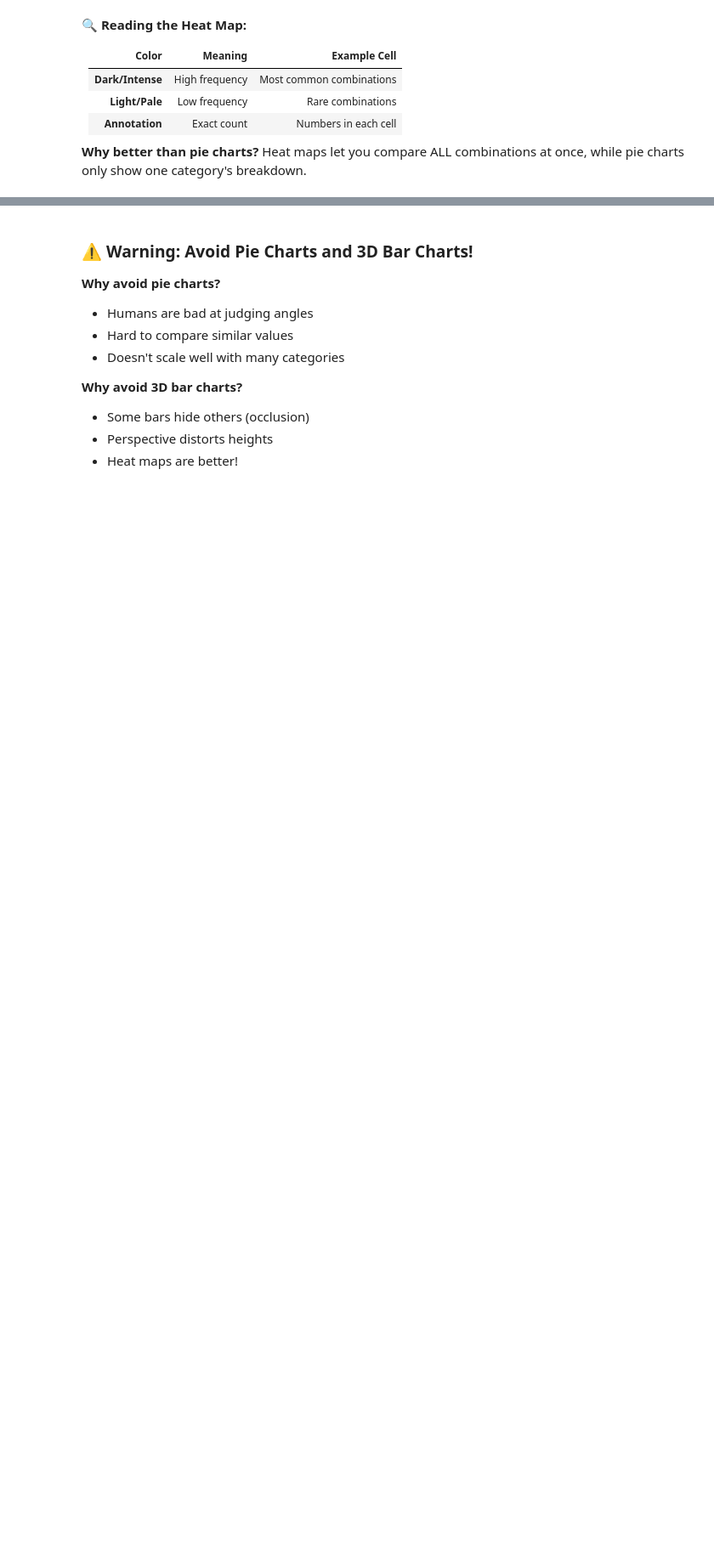
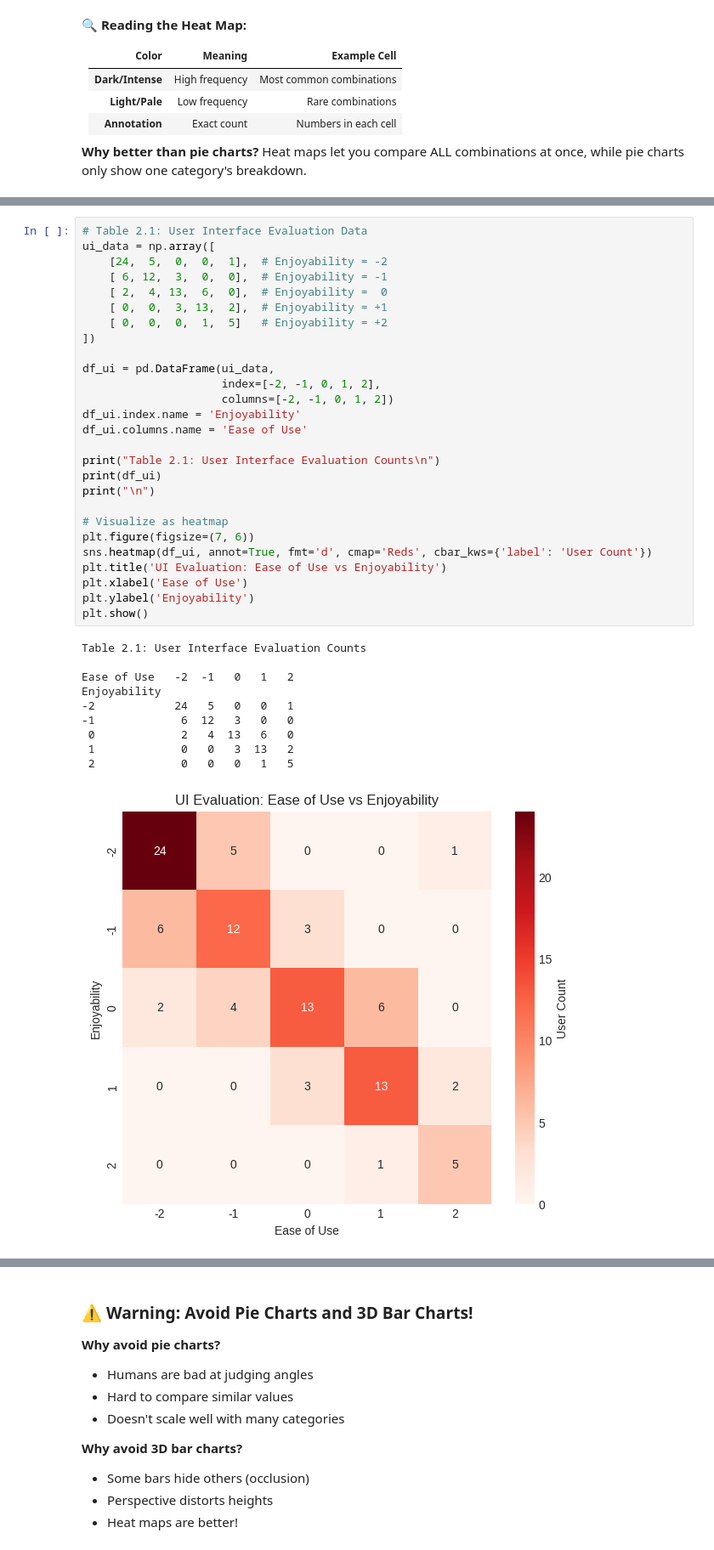
Before and after one commit to chebil/stat, a Jupyter notebook: part1/ch02_2d_data.ipynb, the cells around one changed output, grey strips where cells are left out. Shown at 85% size. Cells and saved outputs as stored; diff of their text form; blank space fills up the shorter version.

```diff
--- a/part1/ch02_2d_data.ipynb
+++ b/part1/ch02_2d_data.ipynb
@@ -159,0 +172,38 @@ plt.show()
+# %%
+# Table 2.1: User Interface Evaluation Data
+ui_data = np.array([
+    [24,  5,  0,  0,  1],  # Enjoyability = -2
+    [ 6, 12,  3,  0,  0],  # Enjoyability = -1
+    [ 2,  4, 13,  6,  0],  # Enjoyability =  0
+    [ 0,  0,  3, 13,  2],  # Enjoyability = +1
+    [ 0,  0,  0,  1,  5]   # Enjoyability = +2
+])
+
+df_ui = pd.DataFrame(ui_data,
+                     index=[-2, -1, 0, 1, 2],
+                     columns=[-2, -1, 0, 1, 2])
+df_ui.index.name = 'Enjoyability'
+df_ui.columns.name = 'Ease of Use'
+
+print("Table 2.1: User Interface Evaluation Counts\n")
+print(df_ui)
+print("\n")
+
+# Visualize as heatmap
+plt.figure(figsize=(7, 6))
+sns.heatmap(df_ui, annot=True, fmt='d', cmap='Reds', cbar_kws={'label': 'User Count'})
+plt.title('UI Evaluation: Ease of Use vs Enjoyability')
+plt.xlabel('Ease of Use')
+plt.ylabel('Enjoyability')
+plt.show()
+# %% [output]
+Table 2.1: User Interface Evaluation Counts
+
+Ease of Use   -2  -1   0   1   2
+Enjoyability
+-2            24   5   0   0   1
+-1             6  12   3   0   0
+ 0             2   4  13   6   0
+ 1             0   0   3  13   2
+ 2             0   0   0   1   5
+[figure, added]
```
Also changed, not shown: parts of 10 cells of this notebook, 2 other files.
